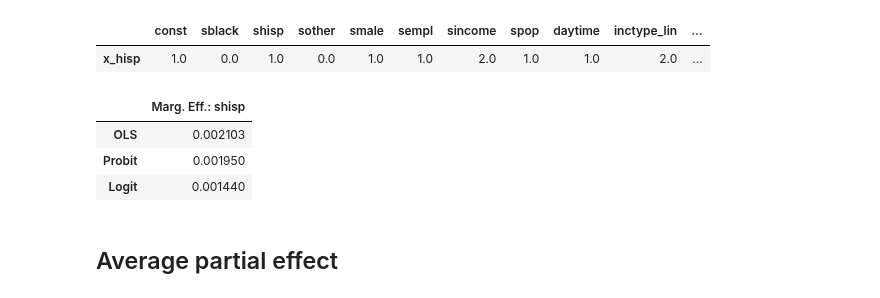
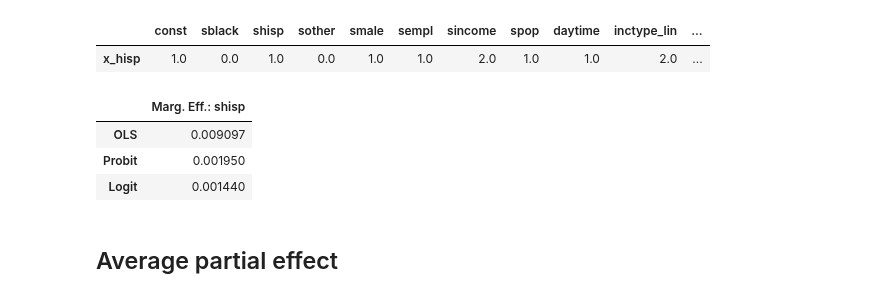
Before and after one commit to LucasJantunen/AdvMicroEconometrics, a Jupyter notebook: project3.ipynb, the cells around one changed output. Cells and saved outputs as stored; diff of their text form; code cells hidden in the pictures.

```diff
--- a/project3.ipynb
+++ b/project3.ipynb
@@ -555,13 +613,13 @@ x_hisp_pr = project3_probit.G(x_hisp@b_pr) - project3_probit.G(x_white@b_pr)
 x_hisp_lg = project3_logit.G(x_hisp@b_lg) - project3_logit.G(x_white@b_lg)
 # %%
 # print results
-pd.DataFrame([ols_results['b_hat'][k],
+pd.DataFrame([ols_results['b_hat'][m],
               x_hisp_pr[0],
               x_hisp_lg[0]],
              index=['OLS', 'Probit', 'Logit'], columns=[f'Marg. Eff.: {x_label[m]}']).round(6)
 # %% [output]
 |  | Marg. Eff.: shisp |
-| OLS | 0.002103 |
+| OLS | 0.009097 |
 | Probit | 0.001950 |
 | Logit | 0.001440 |
 # %% [markdown]
```
Also changed, not shown: parts of 14 cells of this notebook.
